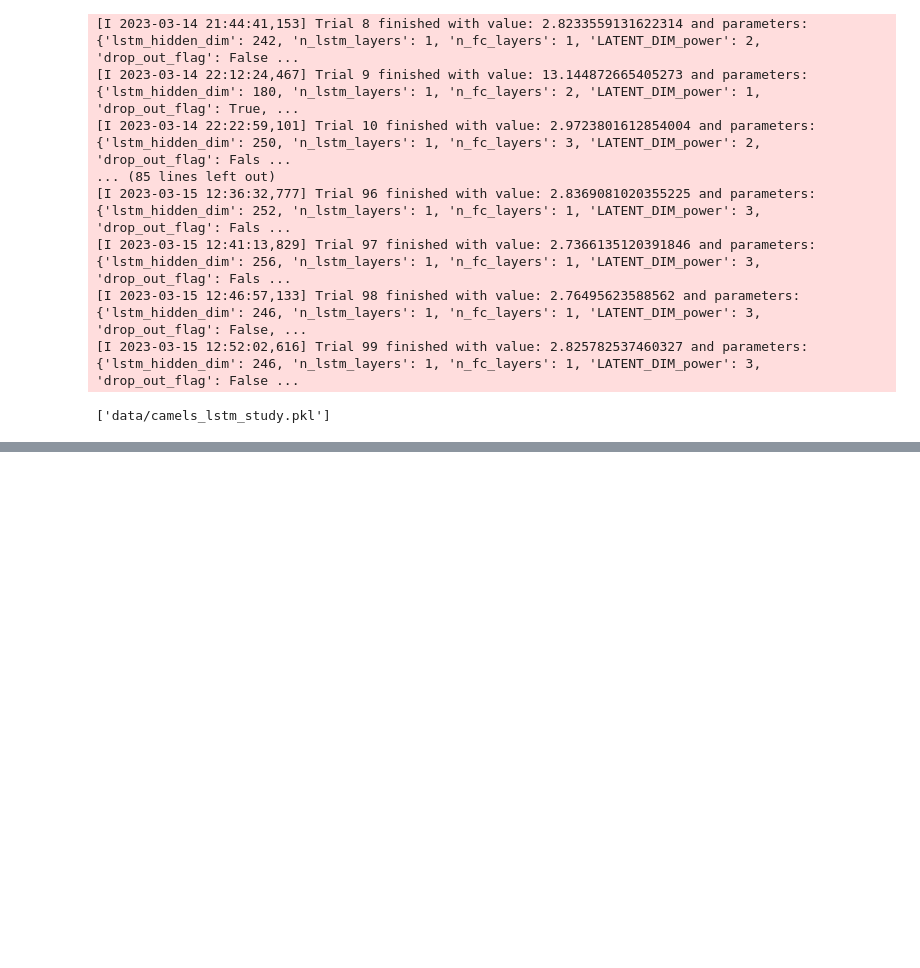
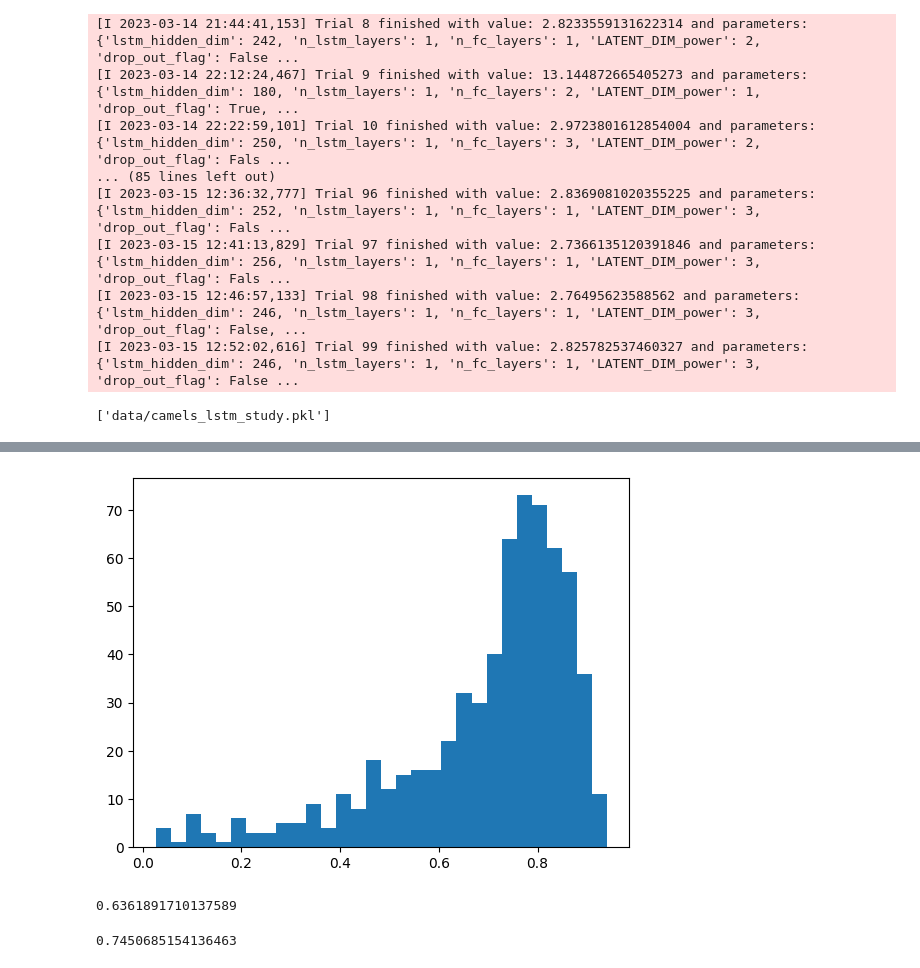
Before and after one commit to stsfk/deep_lumped, a Jupyter notebook: camels_embedding_static.ipynb, the cells around one changed output, grey strips where cells are left out. Saved outputs shown, nothing was run; the diff lists cells and outputs as text; code cells hidden in the pictures; blank space fills up the shorter version.

```diff
--- a/camels_embedding_static.ipynb
+++ b/camels_embedding_static.ipynb
@@ -248,0 +253,10 @@ joblib.dump(study, "data/camels_lstm_study.pkl")
+# %%
+embedding = torch.load("data/camles_final_lstm_embedding.pt").to(computing_device)
+decoder = torch.load("data/camels_final_lstm_decoder.pt", map_location=torch.device('cpu')).to(computing_device)
+
+embedding.eval()
+decoder.eval()
+
+# dimension of embedding
+catchment_embeddings=[x.data for x in embedding.parameters()][0]
+LATENT_dim = catchment_embeddings.shape[1]
@@ -248,0 +286,3 @@ joblib.dump(study, "data/camels_lstm_study.pkl")
+# %%
+x_batch_test, y_batch_test = dtest.get_val_batch()
+x_batch_test.shape, y_batch_test.shape
@@ -248,0 +291,13 @@ joblib.dump(study, "data/camels_lstm_study.pkl")
+# %%
+selected_catchment=0
+
+def eval_catchment(selected_catchment):
+
+    x = x_batch_test[:,selected_catchment,:,:]
+    y = y_batch_test[:,selected_catchment,:]
+
+    x, y = x.to(computing_device), y.to(computing_device)
+
+    fn = Objective_builder(x,y,HydroErr.kge_2009)
+
+    return  fn.eval(catchment_embeddings[selected_catchment,:].cpu().detach().numpy())
@@ -248,0 +308,7 @@ joblib.dump(study, "data/camels_lstm_study.pkl")
+# %%
+calibrated_KGES = np.ones(N_CATCHMENTS)
+
+for i in range(N_CATCHMENTS):
+    print(f'i={i} starts')
+    calibrated_KGES[i]  = eval_catchment(i)
+    print(f'fit={calibrated_KGES[i]}')
@@ -248,0 +507,15 @@ joblib.dump(study, "data/camels_lstm_study.pkl")
+# %%
+from matplotlib import pyplot as plt
+
+plt.hist(calibrated_KGES[calibrated_KGES>0], bins = 30)
+plt.show()
+# %% [output]
+[figure, added]
+# %%
+calibrated_KGES.mean()
+# %% [output]
+0.6361891710137589
+# %%
+np.median(calibrated_KGES)
+# %% [output]
+0.7450685154136463
```
Also changed, not shown: parts of 6 cells of this notebook, 1 other file.
